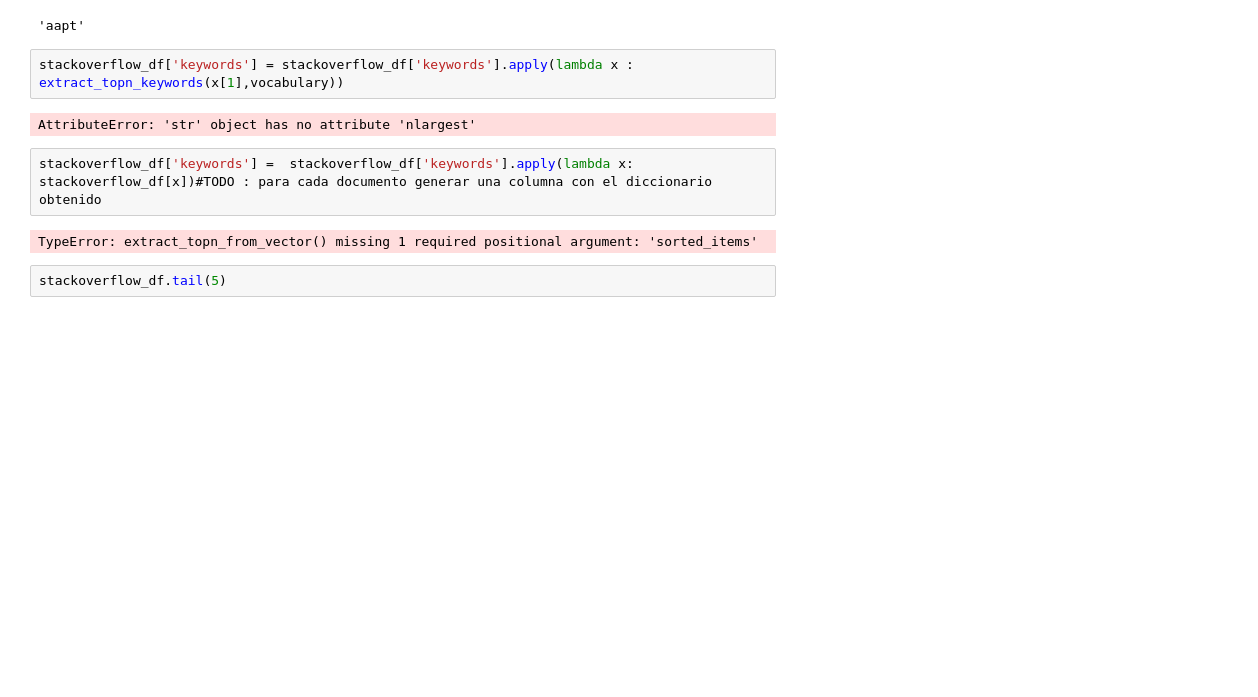
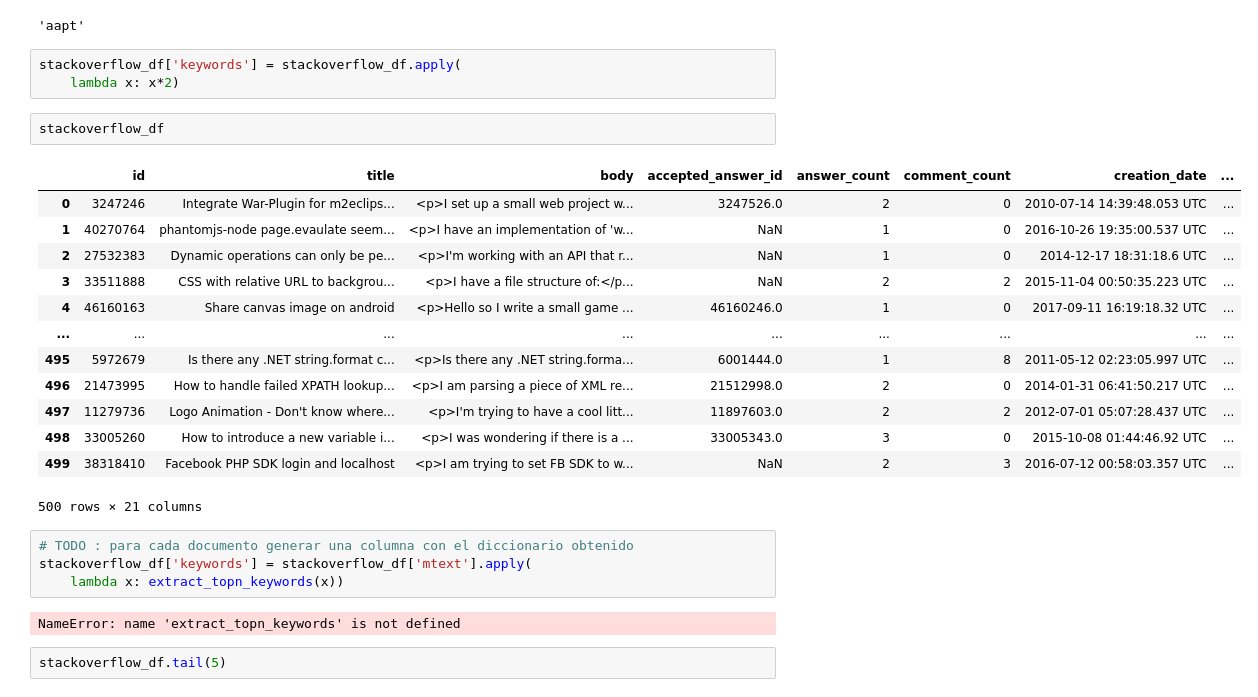
Before and after one commit to pfreezv/UOC, a Jupyter notebook: Tipología y fuentes de datos/pec2/TyFdD_PEC2_2021.ipynb, the cells around one changed output. Cells and saved outputs as stored; diff of their text form; blank space fills up the shorter version.

```diff
--- a/Tipología y fuentes de datos/pec2/TyFdD_PEC2_2021.ipynb
+++ b/Tipología y fuentes de datos/pec2/TyFdD_PEC2_2021.ipynb
@@ -777,13 +748,30 @@ vocabulary[1]
 # %% [output]
 'aapt'
 # %%
-stackoverflow_df['keywords'] = stackoverflow_df['keywords'].apply(lambda x : extract_topn_keywords(x[1],vocabulary))
+stackoverflow_df['keywords'] = stackoverflow_df.apply(
+    lambda x: x*2)
-# %% [output]
-AttributeError: 'str' object has no attribute 'nlargest'
+# %%
+stackoverflow_df
+# %% [output]
+|  | id | title | body | accepted_answer_id | answer_count | comment_count | creation_date | ... |
+| 0 | 3247246 | Integrate War-Plugin for m2eclips... | <p>I set up a small web project w... | 3247526.0 | 2 | 0 | 2010-07-14 14:39:48.053 UTC | ... |
+| 1 | 40270764 | phantomjs-node page.evaulate seem... | <p>I have an implementation of 'w... | NaN | 1 | 0 | 2016-10-26 19:35:00.537 UTC | ... |
+| 2 | 27532383 | Dynamic operations can only be pe... | <p>I'm working with an API that r... | NaN | 1 | 0 | 2014-12-17 18:31:18.6 UTC | ... |
+| 3 | 33511888 | CSS with relative URL to backgrou... | <p>I have a file structure of:</p... | NaN | 2 | 2 | 2015-11-04 00:50:35.223 UTC | ... |
+| 4 | 46160163 | Share canvas image on android | <p>Hello so I write a small game ... | 46160246.0 | 1 | 0 | 2017-09-11 16:19:18.32 UTC | ... |
+| ... | ... | ... | ... | ... | ... | ... | ... | ... |
+| 495 | 5972679 | Is there any .NET string.format c... | <p>Is there any .NET string.forma... | 6001444.0 | 1 | 8 | 2011-05-12 02:23:05.997 UTC | ... |
+| 496 | 21473995 | How to handle failed XPATH lookup... | <p>I am parsing a piece of XML re... | 21512998.0 | 2 | 0 | 2014-01-31 06:41:50.217 UTC | ... |
+| 497 | 11279736 | Logo Animation - Don't know where... | <p>I'm trying to have a cool litt... | 11897603.0 | 2 | 2 | 2012-07-01 05:07:28.437 UTC | ... |
+| 498 | 33005260 | How to introduce a new variable i... | <p>I was wondering if there is a ... | 33005343.0 | 3 | 0 | 2015-10-08 01:44:46.92 UTC | ... |
+| 499 | 38318410 | Facebook PHP SDK login and localhost | <p>I am trying to set FB SDK to w... | NaN | 2 | 3 | 2016-07-12 00:58:03.357 UTC | ... |
+500 rows × 21 columns
 # %%
-stackoverflow_df['keywords'] =  stackoverflow_df['keywords'].apply(lambda x: stackoverflow_df[x])#TODO : para cada documento generar una columna con el diccionario obtenido
+# TODO : para cada documento generar una columna con el diccionario obtenido
+stackoverflow_df['keywords'] = stackoverflow_df['mtext'].apply(
+    lambda x: extract_topn_keywords(x))
 # %% [output]
-TypeError: extract_topn_from_vector() missing 1 required positional argument: 'sorted_items'
+NameError: name 'extract_topn_keywords' is not defined
 # %%
 stackoverflow_df.tail(5)
 # %% [output]
```
Also changed, not shown: parts of 17 cells of this notebook.
